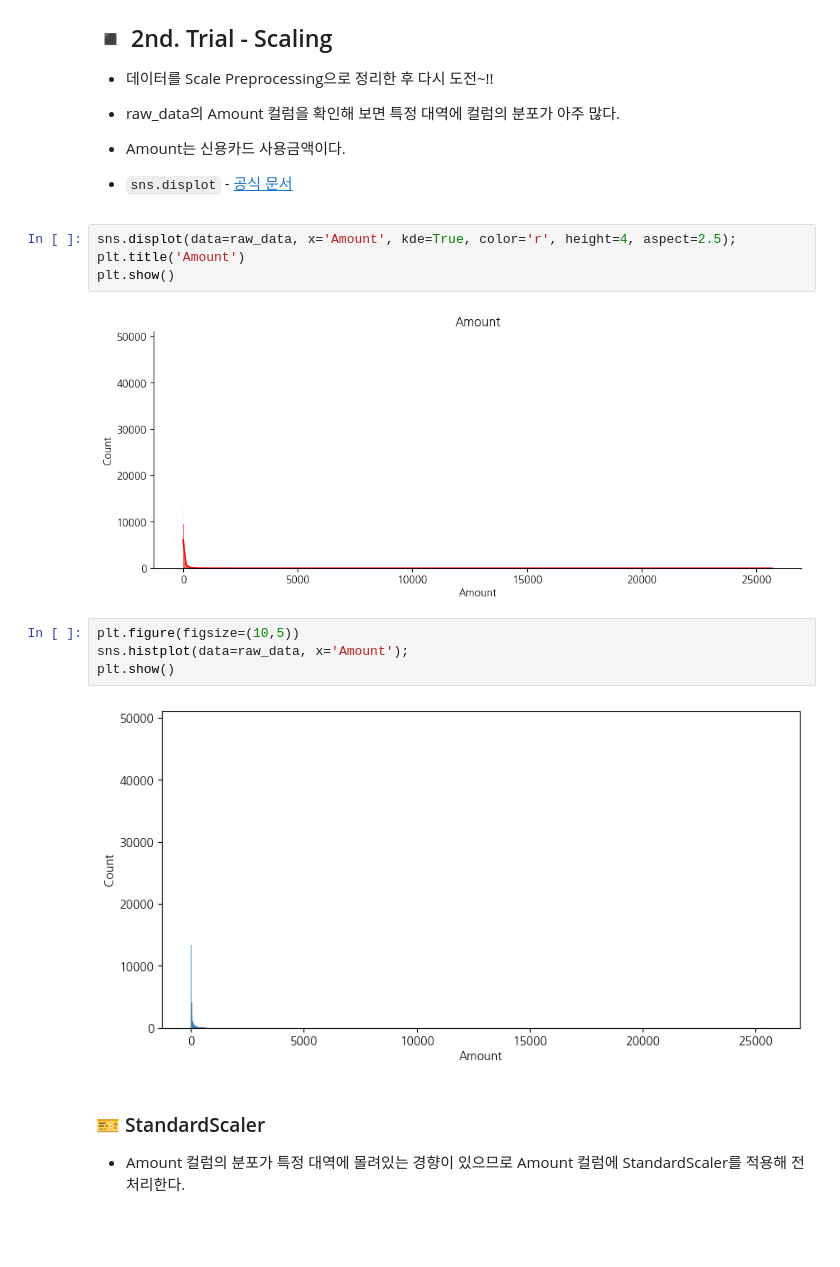
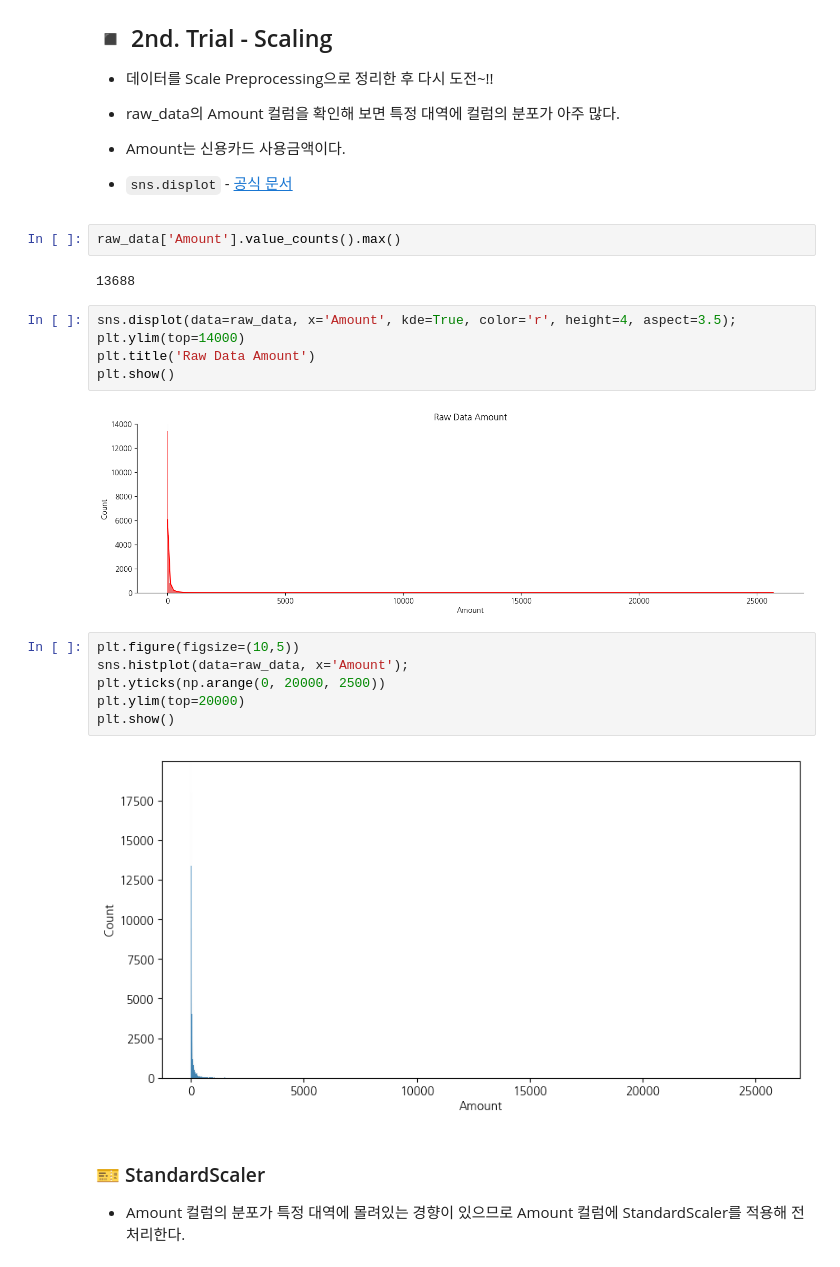
Before and after one commit to ElaYJ/Study_Machine_Learning, a Jupyter notebook: Lecture/Ch07_3_Credit_Card_dataset.ipynb, the cells around one changed output. Drawn from its saved outputs; the diff is of its cells as text; blank space fills up the shorter version.

```diff
--- a/Lecture/Ch07_3_Credit_Card_dataset.ipynb
+++ b/Lecture/Ch07_3_Credit_Card_dataset.ipynb
@@ -365,18 +365,25 @@ Fit time : 118.84159803390503
 - Amount는 신용카드 사용금액이다.
 
 - `sns.displot` - [공식 문서](https://seaborn.pydata.org/generated/seaborn.displot.html#seaborn.displot)
+# %%
+raw_data['Amount'].value_counts().max()
+# %% [output]
+13688
 # %%
-sns.displot(data=raw_data, x='Amount', kde=True, color='r', height=4, aspect=2.5);
-plt.title('Amount')
+sns.displot(data=raw_data, x='Amount', kde=True, color='r', height=4, aspect=3.5);
+plt.ylim(top=14000)
+plt.title('Raw Data Amount')
 plt.show()
 # %% [output]
-[figure, old version]
+[figure, new version]
 # %%
 plt.figure(figsize=(10,5))
 sns.histplot(data=raw_data, x='Amount');
+plt.yticks(np.arange(0, 20000, 2500))
+plt.ylim(top=20000)
 plt.show()
 # %% [output]
-[figure, old version]
+[figure, new version]
 # %% [markdown]
 ### 🎫 StandardScaler
 
```
Also changed, not shown: parts of 6 cells of this notebook, 12 other files.
